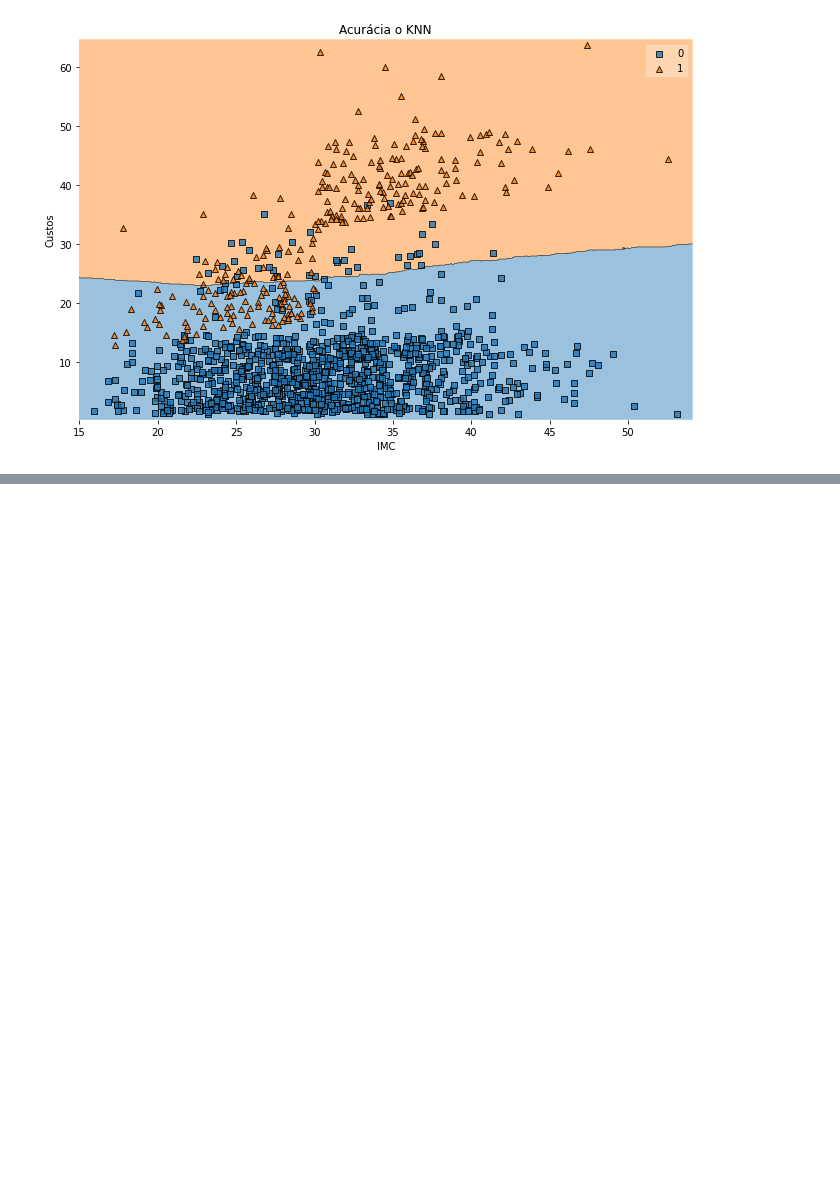
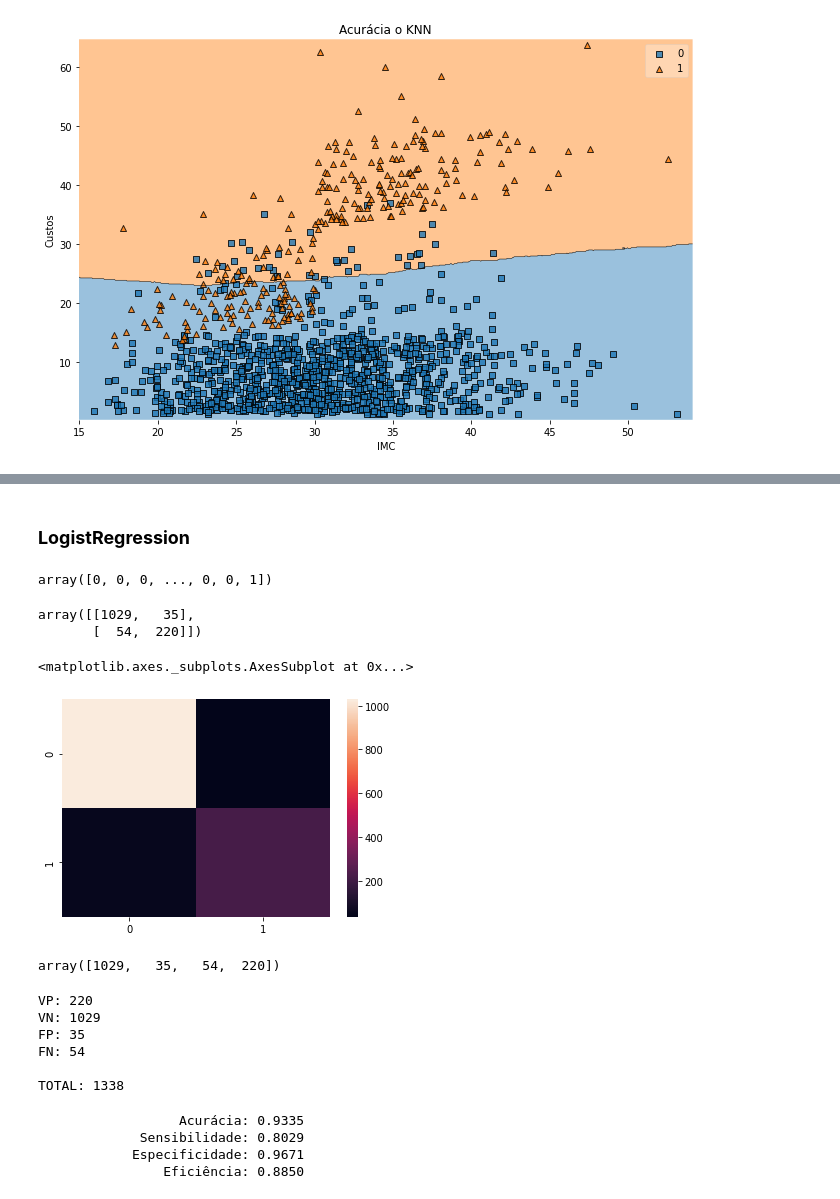
Before and after one commit to SamuelSousaFerreira/Curso-Dominando-Data-Science---Flai, a Jupyter notebook: Modelos_de_Classificação_Flai.ipynb, the cells around one changed output, grey strips where cells are left out. Saved outputs shown, nothing was run; the diff lists cells and outputs as text; code cells hidden in the pictures; blank space fills up the shorter version.

```diff
--- a/Modelos_de_Classificação_Flai.ipynb
+++ b/Modelos_de_Classificação_Flai.ipynb
@@ -175,0 +248,40 @@ plt.show()
+# %% [markdown]
+### **LogistRegression**
+# %%
+log_model = LogisticRegression()
+log_model.fit(X,y)
+preditos = log_model.predict(X)
+preditos
+# %% [output]
+array([0, 0, 0, ..., 0, 0, 1])
+# %%
+from sklearn.metrics import confusion_matrix
+matriz_conf = confusion_matrix(y, preditos)
+matri_conf
+# %% [output]
+array([[1029,   35],
+       [  54,  220]])
+# %%
+sns.heatmap(data=matriz_conf)
+# %% [output]
+<matplotlib.axes._subplots.AxesSubplot at 0x...>
+[figure, added]
+# %%
+matriz_conf.flatten() #retorna os valores em uma dimensão
+# %% [output]
+array([1029,   35,   54,  220])
+# %%
+vn, fp, fn, vp = matriz_conf.flatten()
+
+print('VP: {}'.format(vp))
+print('VN: {}'.format(vn))
+print('FP: {}'.format(fp))
+print('FN: {}'.format(fn))
+print('\nTOTAL: {}'.format(fn+fp+vn+vp))
+# %% [output]
+VP: 220
+VN: 1029
+FP: 35
+FN: 54
+
+TOTAL: 1338
@@ -175,0 +307,7 @@ plt.show()
+# %%
+modelo1 = MetricasClassBinaria(y,preditos)
+# %% [output]
+                  Acurácia: 0.9335
+             Sensibilidade: 0.8029
+            Especificidade: 0.9671
+                Eficiência: 0.8850
```
Also changed, not shown: parts of 26 cells of this notebook.
